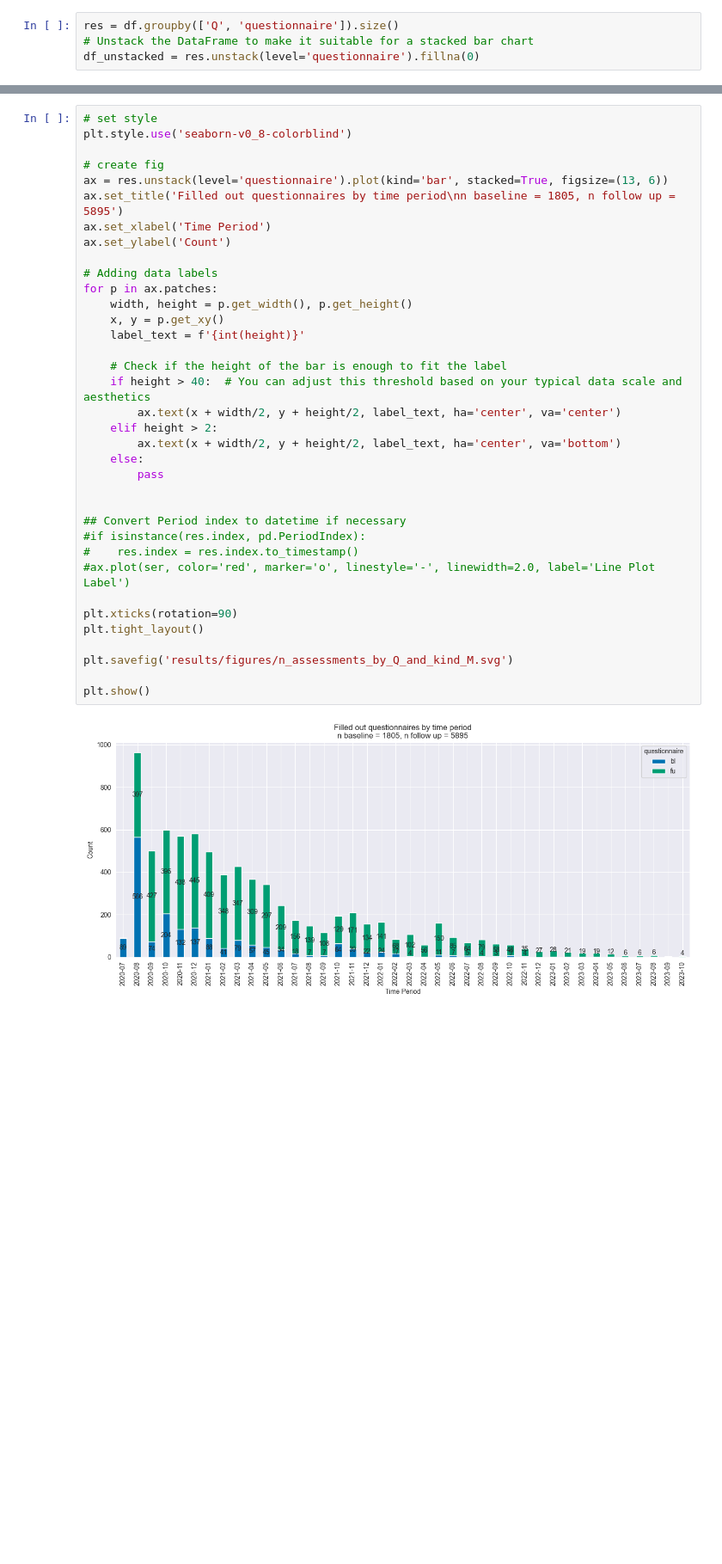
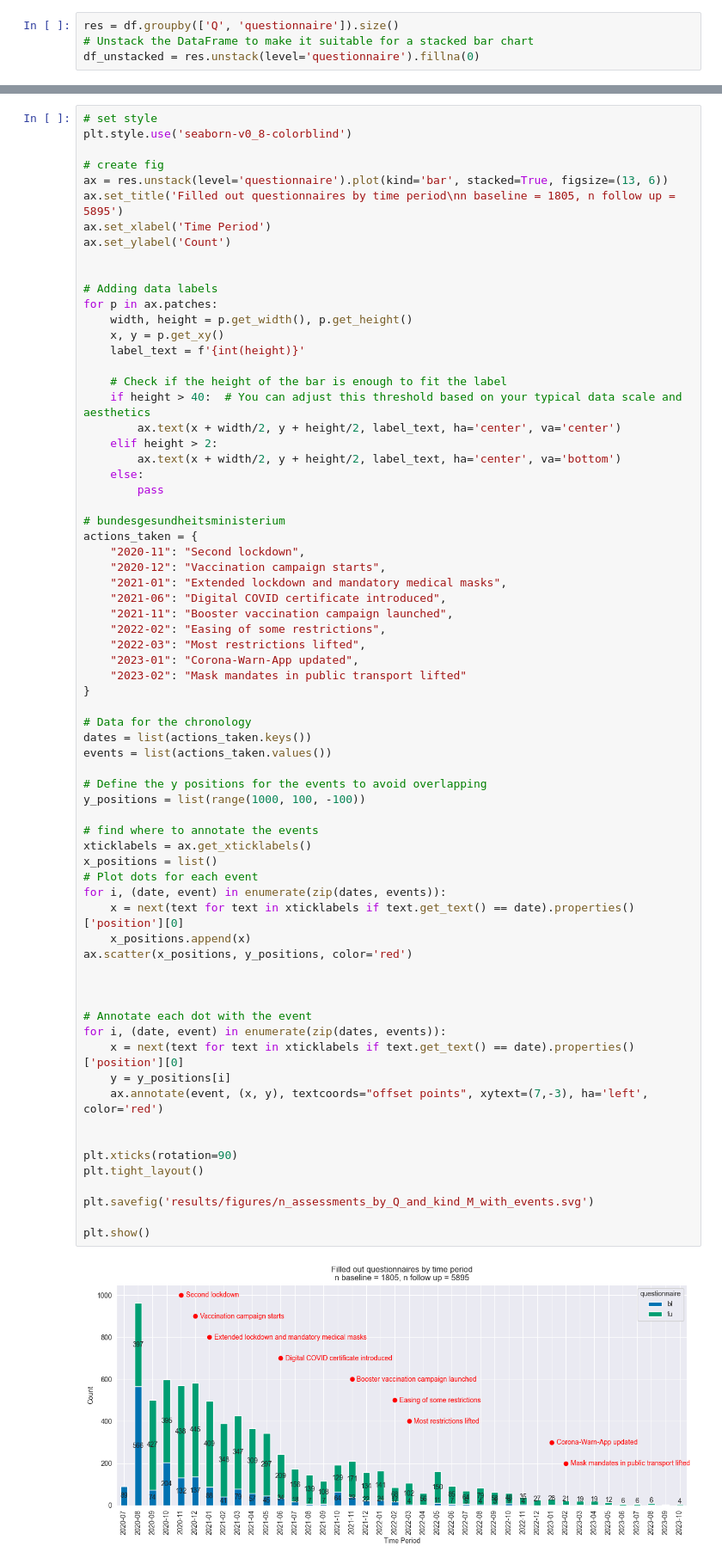
Before and after one commit to joa24jm/CH-Heart, a Jupyter notebook: src/d01_analyse/demographics.ipynb, the cells around one changed output, grey strips where cells are left out. Shown at 86% size. Cells and saved outputs as stored; diff of their text form; blank space fills up the shorter version.

Commit message:
add events to user joining the app

```diff
--- a/src/d01_analyse/demographics.ipynb
+++ b/src/d01_analyse/demographics.ipynb
@@ -237,36 +254,69 @@ df_unstacked = res.unstack(level='questionnaire').fillna(0)
 plt.style.use('seaborn-v0_8-colorblind')
 
 # create fig
 ax = res.unstack(level='questionnaire').plot(kind='bar', stacked=True, figsize=(13, 6))
 ax.set_title('Filled out questionnaires by time period\nn baseline = 1805, n follow up = 5895')
 ax.set_xlabel('Time Period')
 ax.set_ylabel('Count')
+
 
 # Adding data labels
 for p in ax.patches:
     width, height = p.get_width(), p.get_height()
     x, y = p.get_xy()
     label_text = f'{int(height)}'
 
     # Check if the height of the bar is enough to fit the label
     if height > 40:  # You can adjust this threshold based on your typical data scale and aesthetics
         ax.text(x + width/2, y + height/2, label_text, ha='center', va='center')
     elif height > 2:
         ax.text(x + width/2, y + height/2, label_text, ha='center', va='bottom')
     else:
         pass
 
+# bundesgesundheitsministerium
+actions_taken = {
+    "2020-11": "Second lockdown",
+    "2020-12": "Vaccination campaign starts",
+    "2021-01": "Extended lockdown and mandatory medical masks",
+    "2021-06": "Digital COVID certificate introduced",
+    "2021-11": "Booster vaccination campaign launched",
+    "2022-02": "Easing of some restrictions",
+    "2022-03": "Most restrictions lifted",
+    "2023-01": "Corona-Warn-App updated",
+    "2023-02": "Mask mandates in public transport lifted"
+}
 
-## Convert Period index to datetime if necessary
-#if isinstance(res.index, pd.PeriodIndex):
-#    res.index = res.index.to_timestamp()
-#ax.plot(ser, color='red', marker='o', linestyle='-', linewidth=2.0, label='Line Plot Label')
+# Data for the chronology
+dates = list(actions_taken.keys())
+events = list(actions_taken.values())
+
+# Define the y positions for the events to avoid overlapping
+y_positions = list(range(1000, 100, -100))
+
+# find where to annotate the events
+xticklabels = ax.get_xticklabels()
+x_positions = list()
+# Plot dots for each event
+for i, (date, event) in enumerate(zip(dates, events)):
+    x = next(text for text in xticklabels if text.get_text() == date).properties()['position'][0]
+    x_positions.append(x)
+ax.scatter(x_positions, y_positions, color='red')
+
+
+
+# Annotate each dot with the event
+for i, (date, event) in enumerate(zip(dates, events)):
+    x = next(text for text in xticklabels if text.get_text() == date).properties()['position'][0]
+    y = y_positions[i]
+    ax.annotate(event, (x, y), textcoords="offset points", xytext=(7,-3), ha='left', color='red')
+
 
 plt.xticks(rotation=90)
 plt.tight_layout()
 
-plt.savefig('results/figures/n_assessments_by_Q_and_kind_M.svg')
+plt.savefig('results/figures/n_assessments_by_Q_and_kind_M_with_events.svg')
 
 plt.show()
 # %% [output]
-[figure, old version]
+[figure, new version]
```
Also changed, not shown: parts of 3 cells of this notebook, 1 other file.
